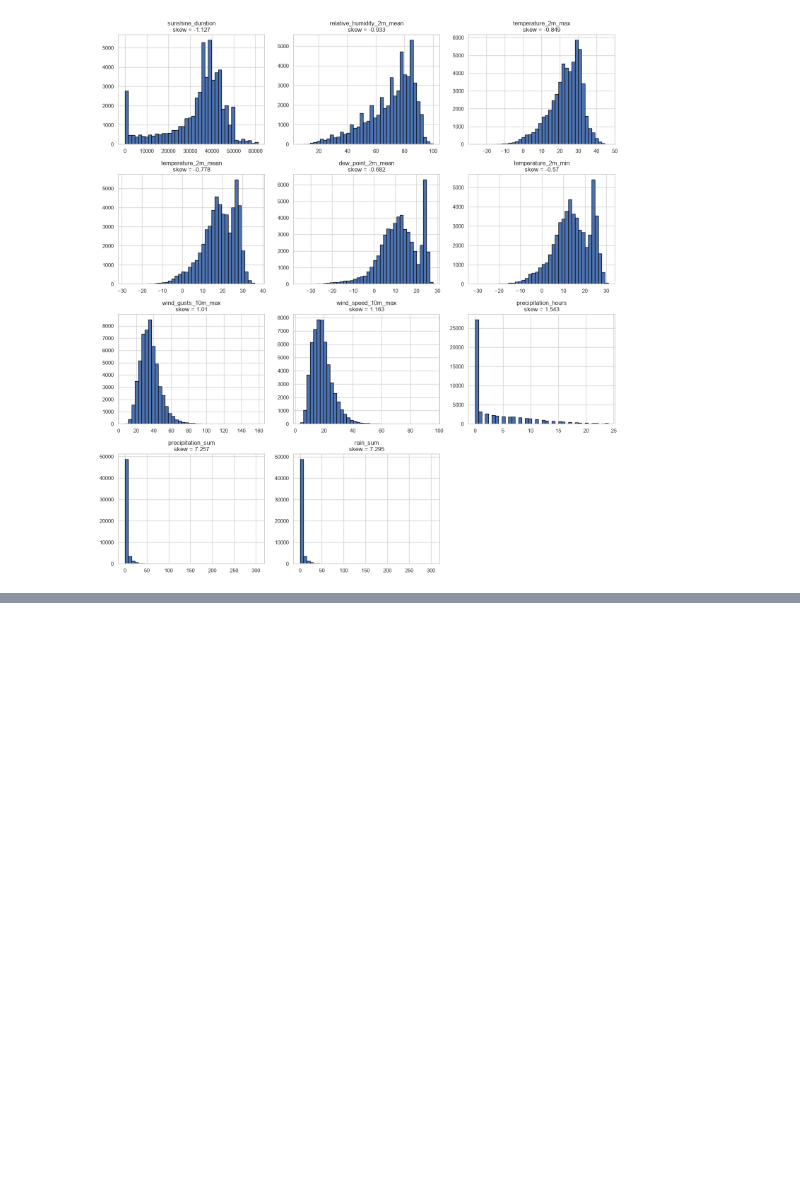
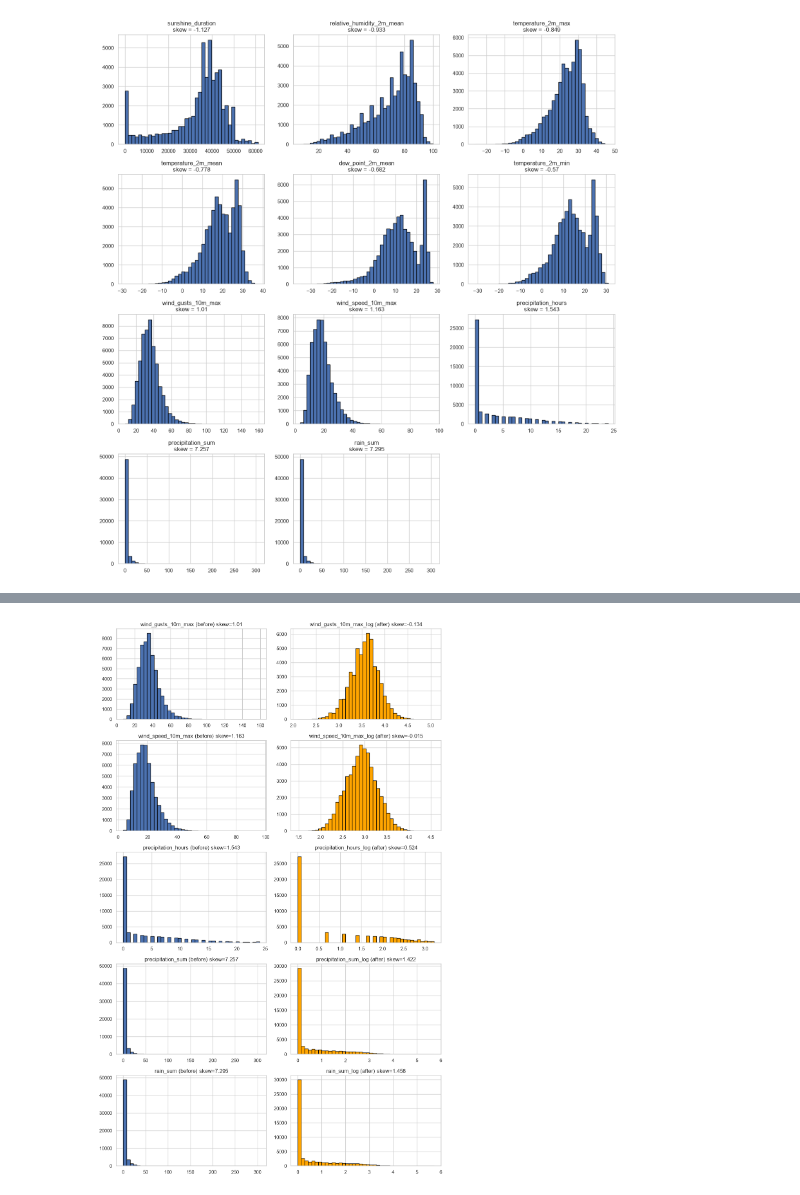
Before and after one commit to l250006/Weather-Data-Analyzer-, a Jupyter notebook: weather_analysis.ipynb, the cells around one changed output, grey strips where cells are left out. Cells and saved outputs as stored; diff of their text form; code cells hidden in the pictures; blank space fills up the shorter version.

```diff
--- a/weather_analysis.ipynb
+++ b/weather_analysis.ipynb
@@ -611,0 +619,12 @@ display(comparison)
+# %%
+fig, axes = plt.subplots(len(to_transform), 2, figsize=(11, 3.5 * len(to_transform)))
+axes = np.atleast_2d(axes)
+for i, col in enumerate(to_transform):
+    axes[i, 0].hist(df[col], bins=40, edgecolor="black")
+    axes[i, 0].set_title(f"{col} (before) skew={skew_before[col]}")
+    axes[i, 1].hist(df_skew[col + "_log"], bins=40, edgecolor="black", color="orange")
+    axes[i, 1].set_title(f"{col}_log (after) skew={skew_after[col]}")
+plt.tight_layout()
+plt.show()
+# %% [output]
+[figure, added]
```
Also changed, not shown: parts of 1 cell of this notebook.
